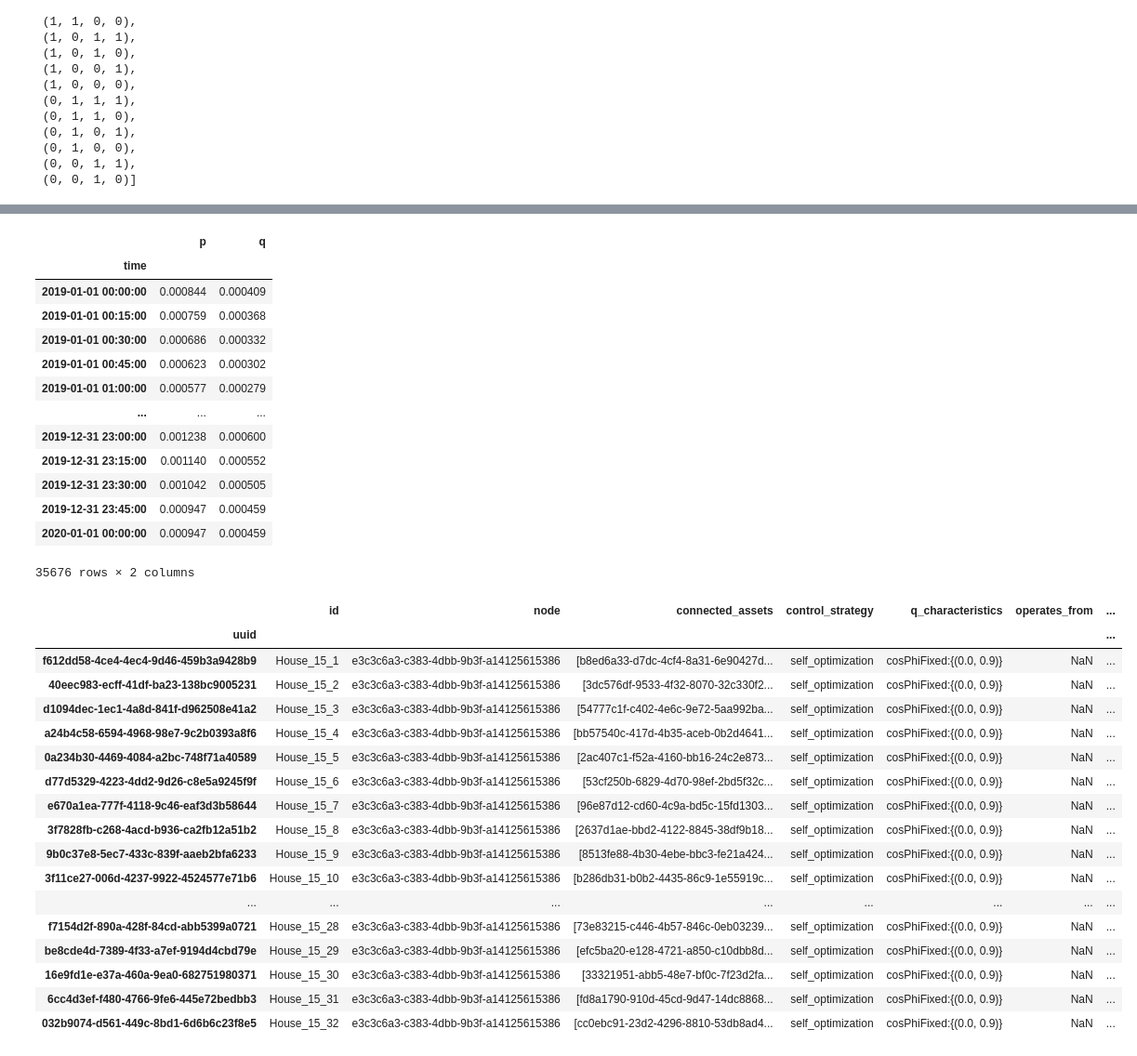
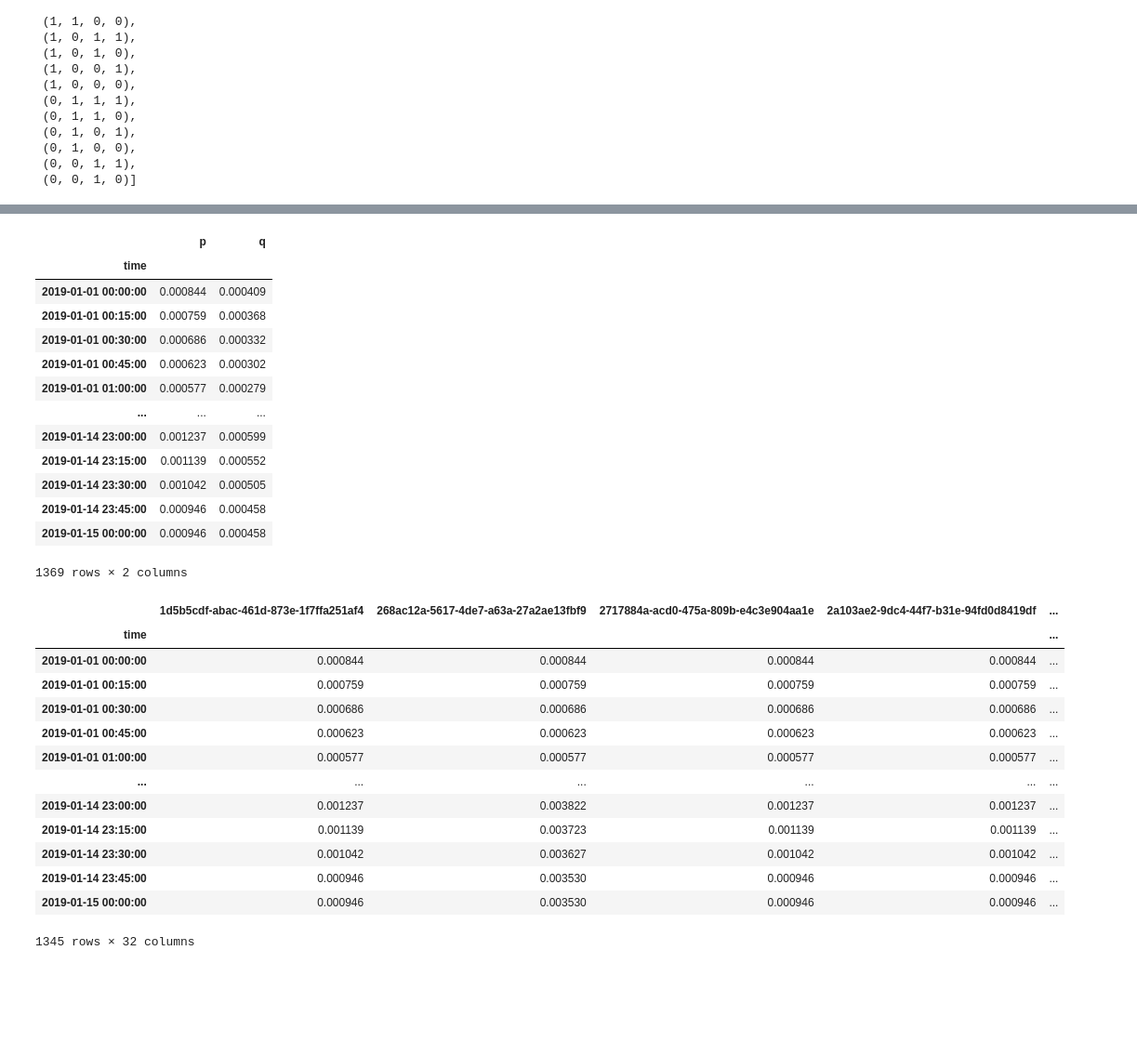
Before and after one commit to ie3-institute/pypsdm, a Jupyter notebook: pypsdm/analysis/concurrency.ipynb, the cells around one changed output, grey strips where cells are left out. Shown at 93% size. Drawn from its saved outputs; the diff is of its cells as text; code cells hidden in the pictures; blank space fills up the shorter version.

```diff
--- a/pypsdm/analysis/concurrency.ipynb
+++ b/pypsdm/analysis/concurrency.ipynb
@@ -81,7 +18,7 @@ import os
 import pandas as pd
 
 # Get the folder path where the files are located
-folder_inputs = r'C:\tmp\20231116_flex_minigrid_2023-11-17_07-18-57\input\grid'
+folder_inputs = r'C:\tmp\20231121_flex_testminigrid_2023-11-21_08-37-58\input\grid'
 
 # Filenames
 file_names = [
@@ -226,7 +148,7 @@ from pypsdm.models import (
     enums,)
 
 
-folder_res = r'C:\tmp\20231116_flex_minigrid_2023-11-17_07-18-57\rawOutputData'
+folder_res = r'C:\tmp\20231121_flex_testminigrid_2023-11-21_08-37-58\rawOutputData'
 filename_hp = "hp_res.csv"
 filename_ev = "evcs_res.csv"
 filename_pv = "pv_res.csv"
@@ -266,7 +188,8 @@ timeseries_data.set_index(['time','input_model'],inplace=True)
 
 
 
-endtime = datetime(2020,1,1)
+#endtime = datetime(2020,1,1)
+endtime = datetime(2019,1,15)
 
 #d34=entity.ResultEntities.build(enums.SystemParticipantsEnum.HEAT_PUMP,specific_model, timeseries_data, endtime)
 #print(d34)
@@ -518,7 +307,7 @@ em_cases_dict
 ems_grid = gwr.grid.participants.ems
 ems_results=gwr.results.participants.ems
 
-test_uuid = 'f9592ef6-1fbf-43e4-9268-98daac369d66'
+test_uuid = '82a5963e-8b34-4909-a6fe-f8a5d630714f'
 
 ems_results.get(test_uuid).data
 # %% [output]
@@ -530,30 +319,29 @@ ems_results.get(test_uuid).data
 | 2019-01-01 00:45:00 | 0.000623 | 0.000302 |
 | 2019-01-01 01:00:00 | 0.000577 | 0.000279 |
 | ... | ... | ... |
-| 2019-12-31 23:00:00 | 0.001238 | 0.000600 |
-| 2019-12-31 23:15:00 | 0.001140 | 0.000552 |
-| 2019-12-31 23:30:00 | 0.001042 | 0.000505 |
-| 2019-12-31 23:45:00 | 0.000947 | 0.000459 |
-| 2020-01-01 00:00:00 | 0.000947 | 0.000459 |
+| 2019-01-14 23:00:00 | 0.001237 | 0.000599 |
+| 2019-01-14 23:15:00 | 0.001139 | 0.000552 |
+| 2019-01-14 23:30:00 | 0.001042 | 0.000505 |
+| 2019-01-14 23:45:00 | 0.000946 | 0.000458 |
+| 2019-01-15 00:00:00 | 0.000946 | 0.000458 |
-35676 rows × 2 columns
+1369 rows × 2 columns
 # %%
-gwr.grid.participants.ems.data
+from pypsdm.processing.series import quarter_hourly_mean_resample
+
+resamp =  quarter_hourly_mean_resample(gwr.results.participants.ems.p)
+resamp
 # %% [output]
-|  | id | node | connected_assets | control_strategy | q_characteristics | operates_from | ... |
-| uuid |  |  |  |  |  |  | ... |
-| f612dd58-4ce4-4ec4-9d46-459b3a9428b9 | House_15_1 | e3c3c6a3-c383-4dbb-9b3f-a14125615386 | [b8ed6a33-d7dc-4cf4-8a31-6e90427d... | self_optimization | cosPhiFixed:{(0.0, 0.9)} | NaN | ... |
-| 40eec983-ecff-41df-ba23-138bc9005231 | House_15_2 | e3c3c6a3-c383-4dbb-9b3f-a14125615386 | [3dc576df-9533-4f32-8070-32c330f2... | self_optimization | cosPhiFixed:{(0.0, 0.9)} | NaN | ... |
-| d1094dec-1ec1-4a8d-841f-d962508e41a2 | House_15_3 | e3c3c6a3-c383-4dbb-9b3f-a14125615386 | [54777c1f-c402-4e6c-9e72-5aa992ba... | self_optimization | cosPhiFixed:{(0.0, 0.9)} | NaN | ... |
-| a24b4c58-6594-4968-98e7-9c2b0393a8f6 | House_15_4 | e3c3c6a3-c383-4dbb-9b3f-a14125615386 | [bb57540c-417d-4b35-aceb-0b2d4641... | self_optimization | cosPhiFixed:{(0.0, 0.9)} | NaN | ... |
-| 0a234b30-4469-4084-a2bc-748f71a40589 | House_15_5 | e3c3c6a3-c383-4dbb-9b3f-a14125615386 | [2ac407c1-f52a-4160-bb16-24c2e873... | self_optimization | cosPhiFixed:{(0.0, 0.9)} | NaN | ... |
-| d77d5329-4223-4dd2-9d26-c8e5a9245f9f | House_15_6 | e3c3c6a3-c383-4dbb-9b3f-a14125615386 | [53cf250b-6829-4d70-98ef-2bd5f32c... | self_optimization | cosPhiFixed:{(0.0, 0.9)} | NaN | ... |
-| e670a1ea-777f-4118-9c46-eaf3d3b58644 | House_15_7 | e3c3c6a3-c383-4dbb-9b3f-a14125615386 | [96e87d12-cd60-4c9a-bd5c-15fd1303... | self_optimization | cosPhiFixed:{(0.0, 0.9)} | NaN | ... |
-| 3f7828fb-c268-4acd-b936-ca2fb12a51b2 | House_15_8 | e3c3c6a3-c383-4dbb-9b3f-a14125615386 | [2637d1ae-bbd2-4122-8845-38df9b18... | self_optimization | cosPhiFixed:{(0.0, 0.9)} | NaN | ... |
-| 9b0c37e8-5ec7-433c-839f-aaeb2bfa6233 | House_15_9 | e3c3c6a3-c383-4dbb-9b3f-a14125615386 | [8513fe88-4b30-4ebe-bbc3-fe21a424... | self_optimization | cosPhiFixed:{(0.0, 0.9)} | NaN | ... |
-| 3f11ce27-006d-4237-9922-4524577e71b6 | House_15_10 | e3c3c6a3-c383-4dbb-9b3f-a14125615386 | [b286db31-b0b2-4435-86c9-1e55919c... | self_optimization | cosPhiFixed:{(0.0, 0.9)} | NaN | ... |
-| ... | ... | ... | ... | ... | ... | ... | ... |
-| f7154d2f-890a-428f-84cd-abb5399a0721 | House_15_28 | e3c3c6a3-c383-4dbb-9b3f-a14125615386 | [73e83215-c446-4b57-846c-0eb03239... | self_optimization | cosPhiFixed:{(0.0, 0.9)} | NaN | ... |
-| be8cde4d-7389-4f33-a7ef-9194d4cbd79e | House_15_29 | e3c3c6a3-c383-4dbb-9b3f-a14125615386 | [efc5ba20-e128-4721-a850-c10dbb8d... | self_optimization | cosPhiFixed:{(0.0, 0.9)} | NaN | ... |
-| 16e9fd1e-e37a-460a-9ea0-682751980371 | House_15_30 | e3c3c6a3-c383-4dbb-9b3f-a14125615386 | [33321951-abb5-48e7-bf0c-7f23d2fa... | self_optimization | cosPhiFixed:{(0.0, 0.9)} | NaN | ... |
-| 6cc4d3ef-f480-4766-9fe6-445e72bedbb3 | House_15_31 | e3c3c6a3-c383-4dbb-9b3f-a14125615386 | [fd8a1790-910d-45cd-9d47-14dc8868... | self_optimization | cosPhiFixed:{(0.0, 0.9)} | NaN | ... |
-| 032b9074-d561-449c-8bd1-6d6b6c23f8e5 | House_15_32 | e3c3c6a3-c383-4dbb-9b3f-a14125615386 | [cc0ebc91-23d2-4296-8810-53db8ad4... | self_optimization | cosPhiFixed:{(0.0, 0.9)} | NaN | ... |
+|  | 1d5b5cdf-abac-461d-873e-1f7ffa251af4 | 268ac12a-5617-4de7-a63a-27a2ae13fbf9 | 2717884a-acd0-475a-809b-e4c3e904aa1e | 2a103ae2-9dc4-44f7-b31e-94fd0d8419df | ... |
+| time |  |  |  |  | ... |
+| 2019-01-01 00:00:00 | 0.000844 | 0.000844 | 0.000844 | 0.000844 | ... |
+| 2019-01-01 00:15:00 | 0.000759 | 0.000759 | 0.000759 | 0.000759 | ... |
+| 2019-01-01 00:30:00 | 0.000686 | 0.000686 | 0.000686 | 0.000686 | ... |
+| 2019-01-01 00:45:00 | 0.000623 | 0.000623 | 0.000623 | 0.000623 | ... |
+| 2019-01-01 01:00:00 | 0.000577 | 0.000577 | 0.000577 | 0.000577 | ... |
+| ... | ... | ... | ... | ... | ... |
+| 2019-01-14 23:00:00 | 0.001237 | 0.003822 | 0.001237 | 0.001237 | ... |
+| 2019-01-14 23:15:00 | 0.001139 | 0.003723 | 0.001139 | 0.001139 | ... |
+| 2019-01-14 23:30:00 | 0.001042 | 0.003627 | 0.001042 | 0.001042 | ... |
+| 2019-01-14 23:45:00 | 0.000946 | 0.003530 | 0.000946 | 0.000946 | ... |
+| 2019-01-15 00:00:00 | 0.000946 | 0.003530 | 0.000946 | 0.000946 | ... |
+1345 rows × 32 columns
```
Also changed, not shown: parts of 40 cells of this notebook, 1 other file.
